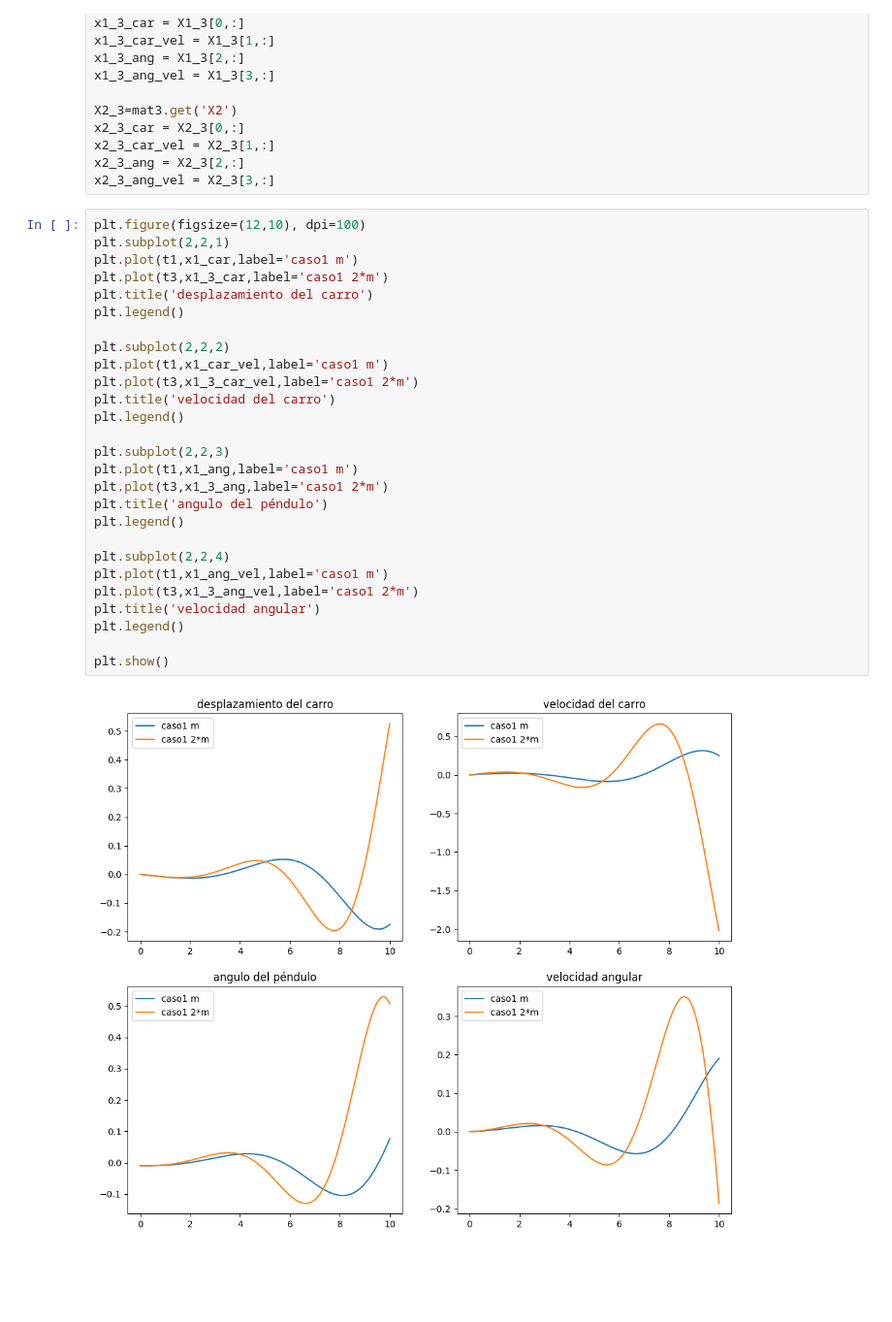
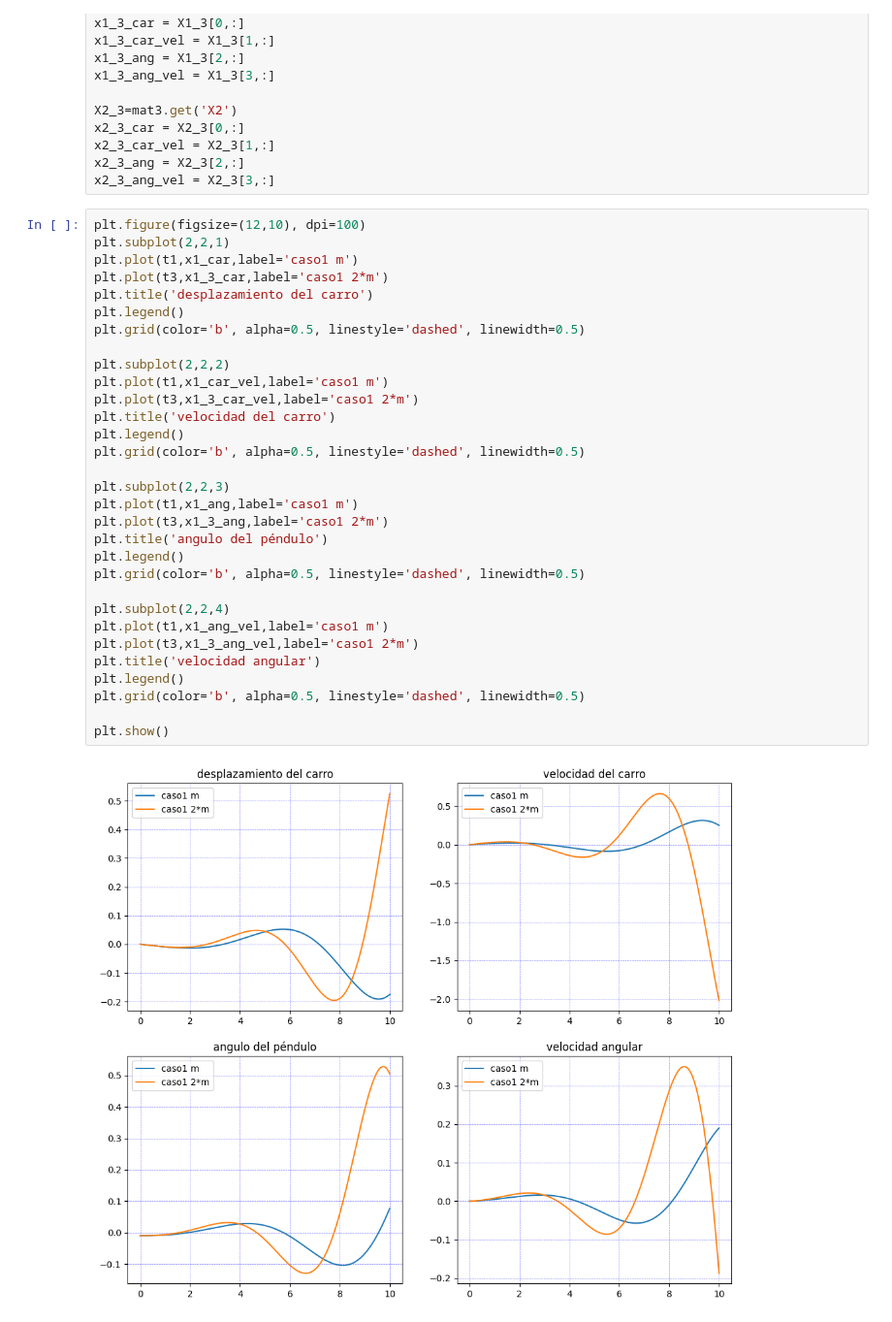
Before and after one commit to gerardcalabrese/HCSPD2024, a Jupyter notebook: Ejercicio_3_Calculo_Simbolico_Octave_Colab.ipynb, the cells around one changed output. Shown at 97% size. Drawn from its saved outputs; the diff is of its cells as text; blank space fills up the shorter version.

```diff
--- a/Ejercicio_3_Calculo_Simbolico_Octave_Colab.ipynb
+++ b/Ejercicio_3_Calculo_Simbolico_Octave_Colab.ipynb
@@ -527,29 +571,33 @@ x2_3_ang_vel = X2_3[3,:]
 # %%
 plt.figure(figsize=(12,10), dpi=100)
 plt.subplot(2,2,1)
 plt.plot(t1,x1_car,label='caso1 m')
 plt.plot(t3,x1_3_car,label='caso1 2*m')
 plt.title('desplazamiento del carro')
 plt.legend()
+plt.grid(color='b', alpha=0.5, linestyle='dashed', linewidth=0.5)
 
 plt.subplot(2,2,2)
 plt.plot(t1,x1_car_vel,label='caso1 m')
 plt.plot(t3,x1_3_car_vel,label='caso1 2*m')
 plt.title('velocidad del carro')
 plt.legend()
+plt.grid(color='b', alpha=0.5, linestyle='dashed', linewidth=0.5)
 
 plt.subplot(2,2,3)
 plt.plot(t1,x1_ang,label='caso1 m')
 plt.plot(t3,x1_3_ang,label='caso1 2*m')
 plt.title('angulo del péndulo')
 plt.legend()
+plt.grid(color='b', alpha=0.5, linestyle='dashed', linewidth=0.5)
 
 plt.subplot(2,2,4)
 plt.plot(t1,x1_ang_vel,label='caso1 m')
 plt.plot(t3,x1_3_ang_vel,label='caso1 2*m')
 plt.title('velocidad angular')
 plt.legend()
+plt.grid(color='b', alpha=0.5, linestyle='dashed', linewidth=0.5)
 
 plt.show()
 # %% [output]
-[figure, old version]
+[figure, new version]
```
Also changed, not shown: parts of 19 cells of this notebook.
